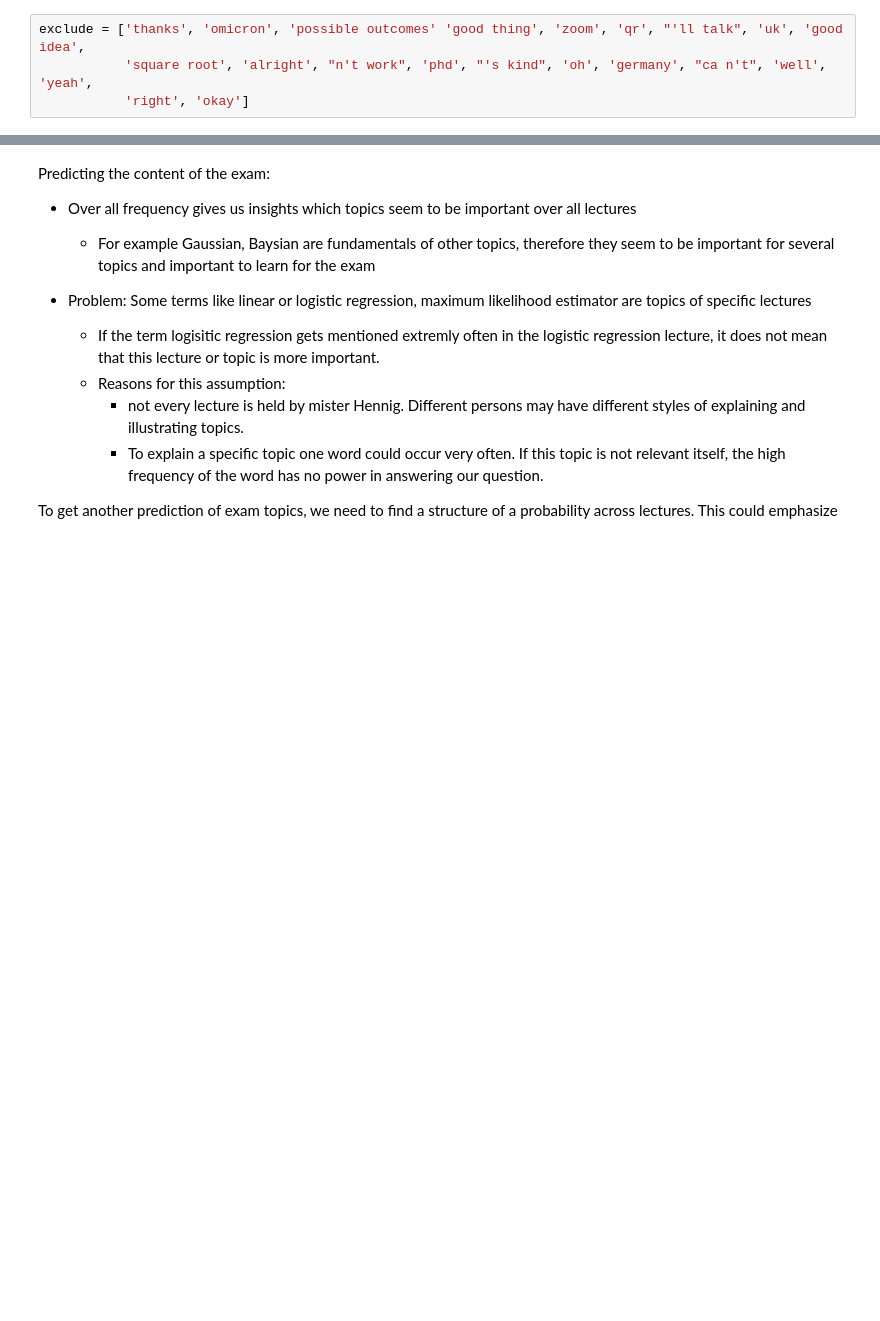
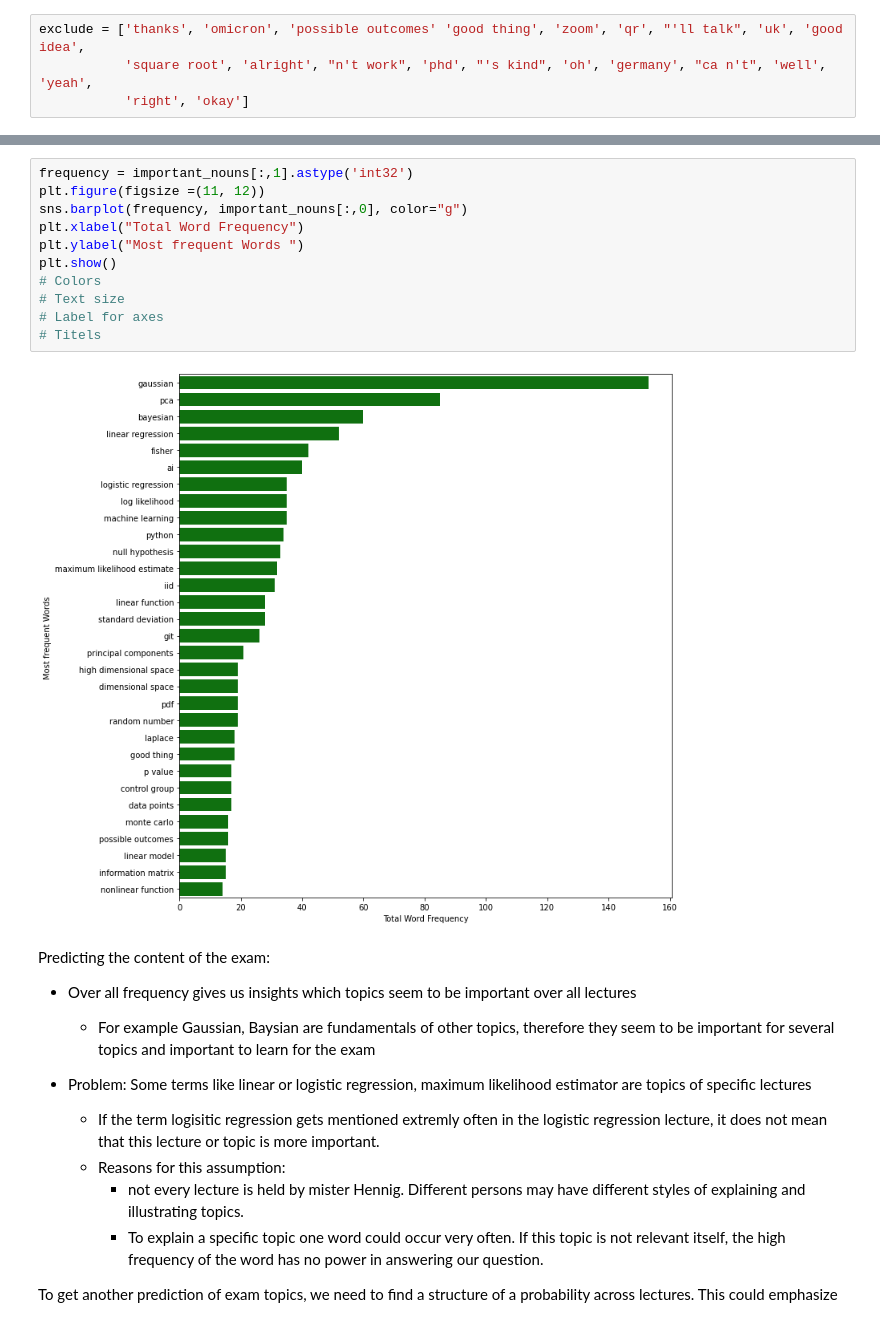
Before and after one commit to Eoli-an/Exam-topic-prediction, a Jupyter notebook: WordFrequency.ipynb, the cells around one changed output, grey strips where cells are left out. Cells and saved outputs as stored; diff of their text form; blank space fills up the shorter version.

```diff
--- a/WordFrequency.ipynb
+++ b/WordFrequency.ipynb
@@ -708,3 +711,16 @@ plt.barh(important_nouns[:,0], important_nouns[:,1])
+# %%
+frequency = important_nouns[:,1].astype('int32')
+plt.figure(figsize =(11, 12))
+sns.barplot(frequency, important_nouns[:,0], color="g")
+plt.xlabel("Total Word Frequency")
+plt.ylabel("Most frequent Words ")
+plt.show()
+# Colors
+# Text size
+# Label for axes
+# Titels
+# %% [output]
+[figure, added]
 # %% [markdown]
 Predicting the content of the exam:
 * Over all frequency gives us insights which topics seem to be important over all lectures
```
Also changed, not shown: parts of 6 cells of this notebook.
